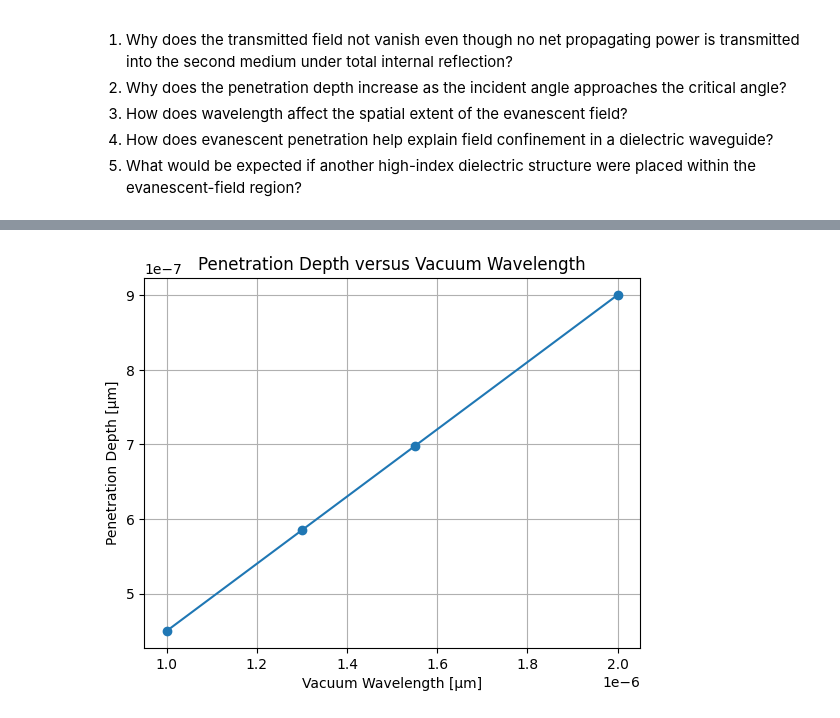
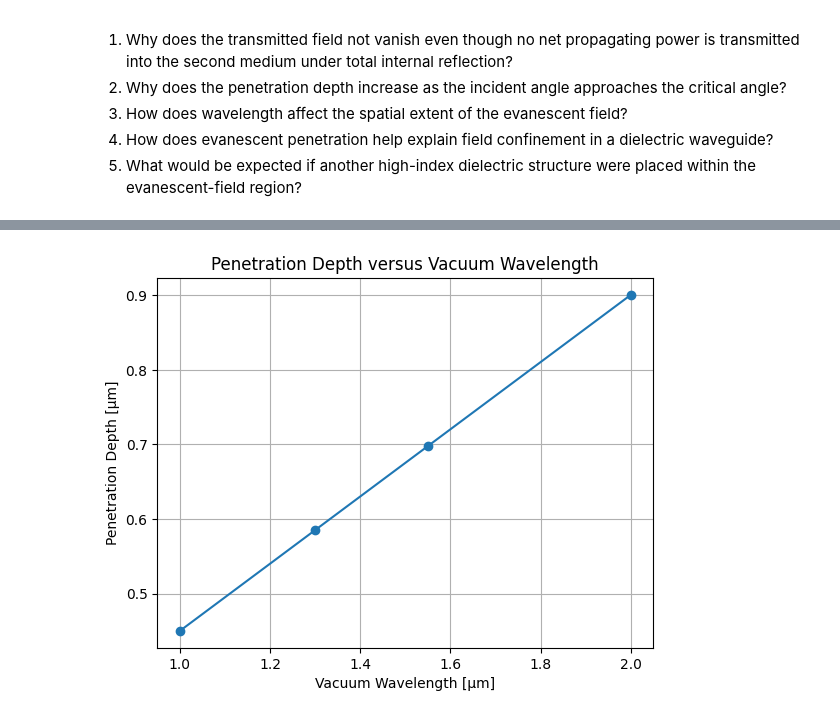
Before and after one commit to hyerim1212/maxwell-to-programmable-photonics, a Jupyter notebook: notebooks/07_electromagnetic_waves_and_dielectric_interfaces.ipynb, the cells around one changed output, grey strips where cells are left out. Drawn from its saved outputs; the diff is of its cells as text; code cells hidden in the pictures.

```diff
--- a/notebooks/07_electromagnetic_waves_and_dielectric_interfaces.ipynb
+++ b/notebooks/07_electromagnetic_waves_and_dielectric_interfaces.ipynb
@@ -896,20 +905,16 @@ plt.show()
 # %%
-l = np.array([1.0e-6, 1.3e-6, 1.55e-6, 2.0e-6])
-alpha  = evanescent_decay_constant(l, n_i, n_t, np.pi/4)
-delta = 1 / alpha
-
 plt.plot(
-    l ,
-    delta ,
+    l * 1e6 ,
+    delta * 1e6,
     marker="o"
 )
 
 plt.xlabel("Vacuum Wavelength [μm]")
 plt.ylabel("Penetration Depth [μm]")
 plt.title("Penetration Depth versus Vacuum Wavelength")
 plt.grid()
 # %% [output]
-[figure, old version]
+[figure, new version]
 # %% [markdown]
 ### Results
 
```
Also changed, not shown: parts of 7 cells of this notebook.
